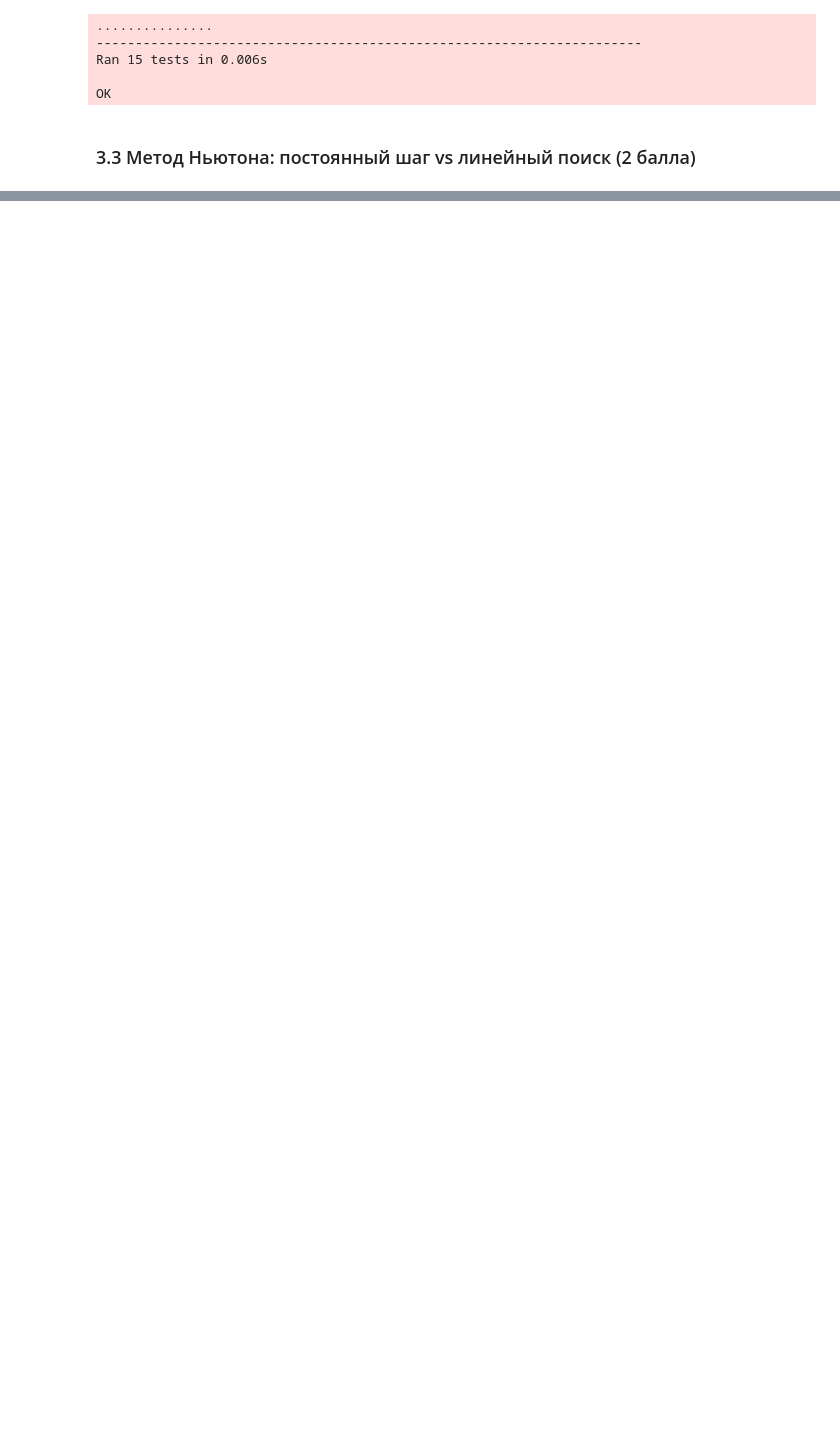
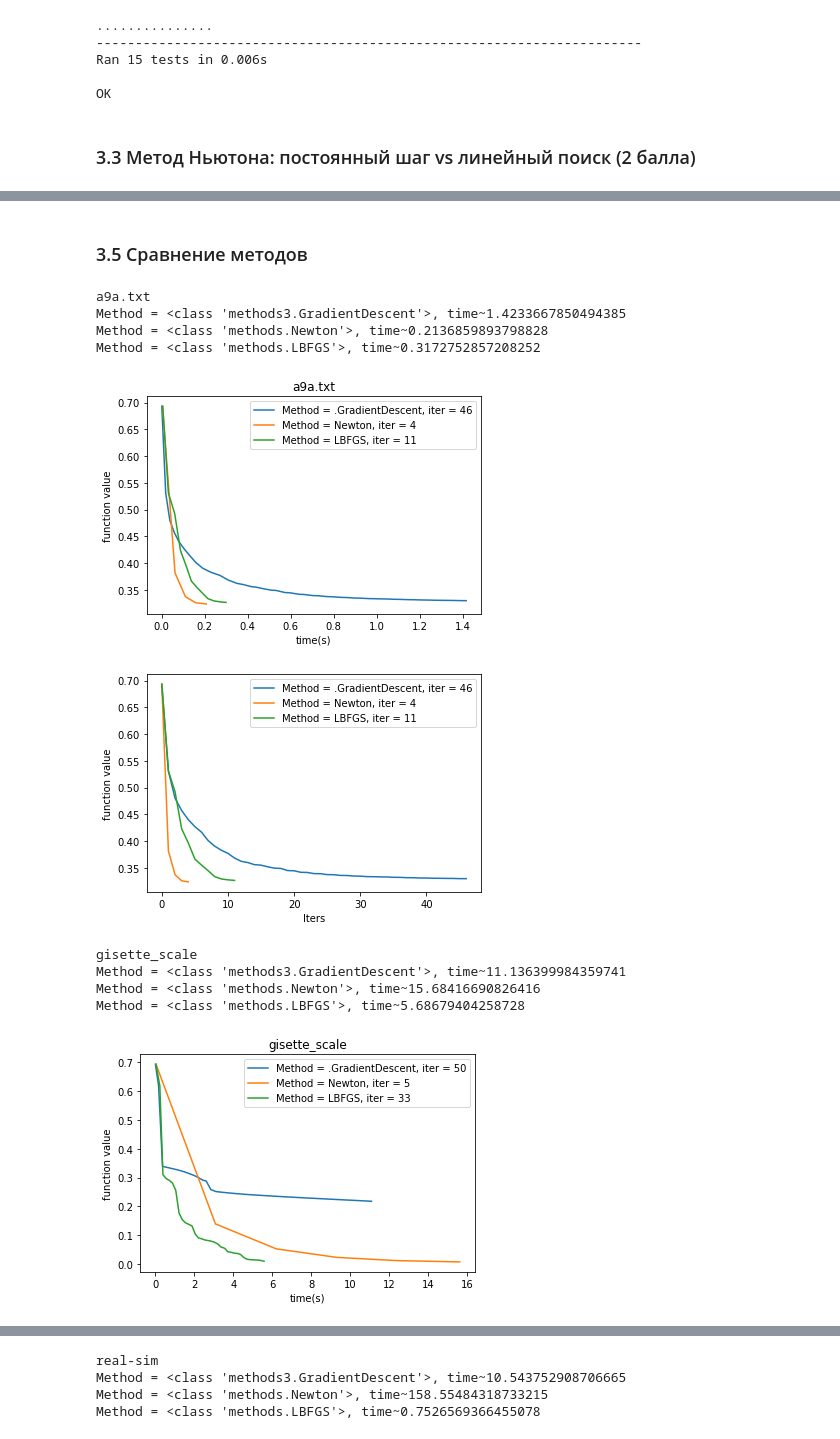
Before and after one commit to rogachevai/MADESpring2020_MOML, a Jupyter notebook: Practice/homework_6/HW6.ipynb, the cells around one changed output, grey strips where cells are left out. Saved outputs shown, nothing was run; the diff lists cells and outputs as text; code cells hidden in the pictures; blank space fills up the shorter version.

```diff
--- a/Practice/homework_6/HW6.ipynb
+++ b/Practice/homework_6/HW6.ipynb
@@ -266,0 +214,2 @@ Size = 200, time~0.7580571174621582
+# %% [markdown]
+### 3.5 Сравнение методов
@@ -266,0 +218,53 @@ Size = 200, time~0.7580571174621582
+# %%
+for data in ['a9a.txt','gisette_scale','real-sim']:
+    dataset = datasets.load_svmlight_file(f"data/{data}")
+    if data == 'real-sim':
+        A = dataset[0]
+    else:
+        A = dataset[0].toarray()
+    b = dataset[1]
+    m = A.shape[0]
+    n = A.shape[1]
+    oracle = oracles.create_log_reg_oracle(A, b, 1/m)
+    res ={}
+    methods = [GradientDescent,Newton,LBFGS]
+    tol = 1e-4
+    oracle = oracles.create_log_reg_oracle(A, b, 1/m)
+    x0 = np.zeros(n)
+    print(data)
+    for method in methods:
+        st_time = time.time()
+        if method == LBFGS:
+            res[str(method)[16:-2]] = method(oracle, x0, tolerance=tol,memory_size=15).run(50)[-1]
+        else:
+            res[str(method)[16:-2]] = method(oracle, x0, tolerance=tol).run(50)[-1]
+        print(f"Method = {method}, time~{time.time() - st_time}")
+    #plt.figure(figsize=(6,6))
+    for i, history in res.items():
+        iterations = get_iter_num(history)
+        plt.plot(history['time'], history['func'], label="Method = {}, iter = {}".format(i, iterations))
+        plt.legend(loc='best')
+        plt.xlabel("time(s)")
+        plt.ylabel("function value")
+    plt.title(data)
+    plt.show()
+    #plt.figure(figsize=(6,6))
+    for i, history in res.items():
+        iterations = get_iter_num(history)
+        plt.plot( history['func'], label="Method = {}, iter = {}".format(i, iterations))
+        plt.legend(loc='best')
+        plt.xlabel("Iters")
+        plt.ylabel("function value")
+    plt.show()
+# %% [output]
+a9a.txt
+Method = <class 'methods3.GradientDescent'>, time~1.4233667850494385
+Method = <class 'methods.Newton'>, time~0.2136859893798828
+Method = <class 'methods.LBFGS'>, time~0.3172752857208252
+[figure, added]
+[figure, added]
+gisette_scale
+Method = <class 'methods3.GradientDescent'>, time~11.136399984359741
+Method = <class 'methods.Newton'>, time~15.68416690826416
+Method = <class 'methods.LBFGS'>, time~5.68679404258728
+[figure, added]
@@ -266,0 +272,4 @@ Size = 200, time~0.7580571174621582
+real-sim
+Method = <class 'methods3.GradientDescent'>, time~10.543752908706665
+Method = <class 'methods.Newton'>, time~158.55484318733215
+Method = <class 'methods.LBFGS'>, time~0.7526569366455078
```
Also changed, not shown: parts of 25 cells of this notebook, 1 other file.
